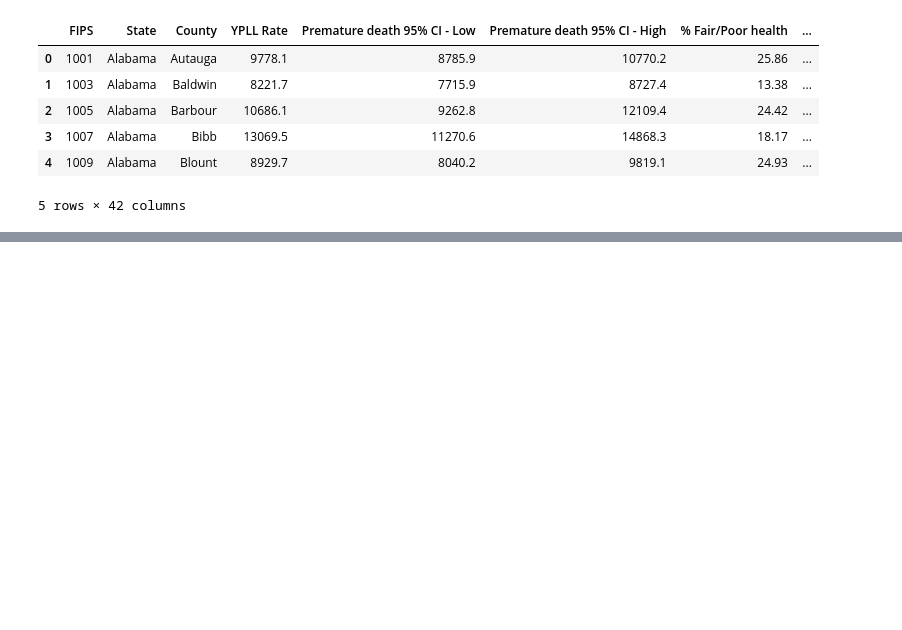
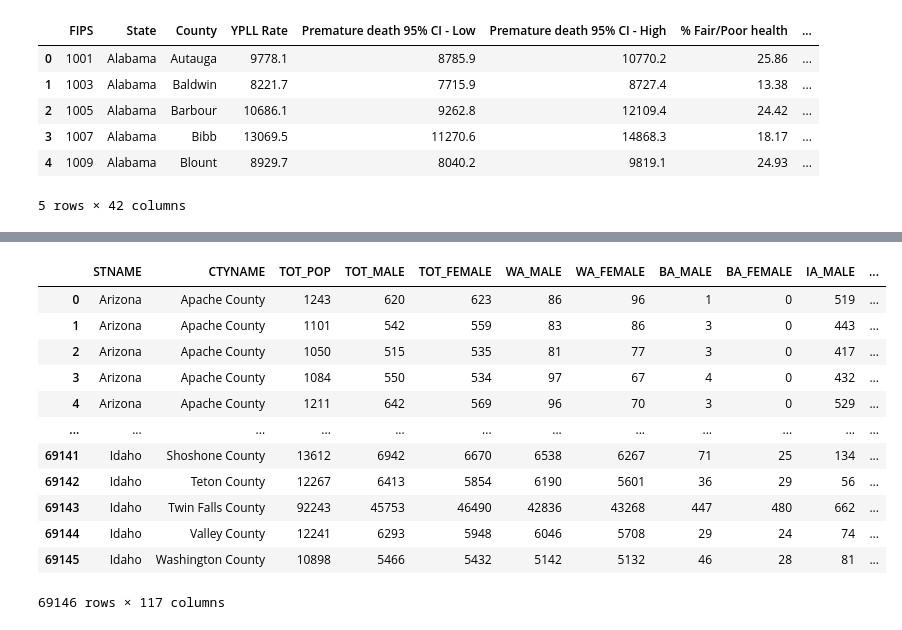
Before and after one commit to raveena-g/CSI4142-Project, a Jupyter notebook: Census_and_Health_Data.ipynb, the cells around one changed output, grey strips where cells are left out. Saved outputs shown, nothing was run; the diff lists cells and outputs as text; code cells hidden in the pictures; blank space fills up the shorter version.

Commit message:
Updated census health data
Updated python code and added SQL code from PostgreSQL

```diff
--- a/Census_and_Health_Data.ipynb
+++ b/Census_and_Health_Data.ipynb
@@ -641,2 +658,19 @@ census_health
 69146 rows × 127 columns
+# %%
+census_health=census_health.drop(['FIPS', 'State', 'County', 'Year', 'FIPS_NEW','SUMLEV', 'YEAR', 'AGEGRP', 'STATE', 'COUNTY'], axis=1)
+census_health
+# %% [output]
+|  | STNAME | CTYNAME | TOT_POP | TOT_MALE | TOT_FEMALE | WA_MALE | WA_FEMALE | BA_MALE | BA_FEMALE | IA_MALE | ... |
+| 0 | Arizona | Apache County | 1243 | 620 | 623 | 86 | 96 | 1 | 0 | 519 | ... |
+| 1 | Arizona | Apache County | 1101 | 542 | 559 | 83 | 86 | 3 | 0 | 443 | ... |
+| 2 | Arizona | Apache County | 1050 | 515 | 535 | 81 | 77 | 3 | 0 | 417 | ... |
+| 3 | Arizona | Apache County | 1084 | 550 | 534 | 97 | 67 | 4 | 0 | 432 | ... |
+| 4 | Arizona | Apache County | 1211 | 642 | 569 | 96 | 70 | 3 | 0 | 529 | ... |
+| ... | ... | ... | ... | ... | ... | ... | ... | ... | ... | ... | ... |
+| 69141 | Idaho | Shoshone County | 13612 | 6942 | 6670 | 6538 | 6267 | 71 | 25 | 134 | ... |
+| 69142 | Idaho | Teton County | 12267 | 6413 | 5854 | 6190 | 5601 | 36 | 29 | 56 | ... |
+| 69143 | Idaho | Twin Falls County | 92243 | 45753 | 46490 | 42836 | 43268 | 447 | 480 | 662 | ... |
+| 69144 | Idaho | Valley County | 12241 | 6293 | 5948 | 6046 | 5708 | 29 | 24 | 74 | ... |
+| 69145 | Idaho | Washington County | 10898 | 5466 | 5432 | 5142 | 5132 | 46 | 28 | 81 | ... |
+69146 rows × 117 columns
 # %%
```
Also changed, not shown: parts of 19 cells of this notebook, 1 other file.
